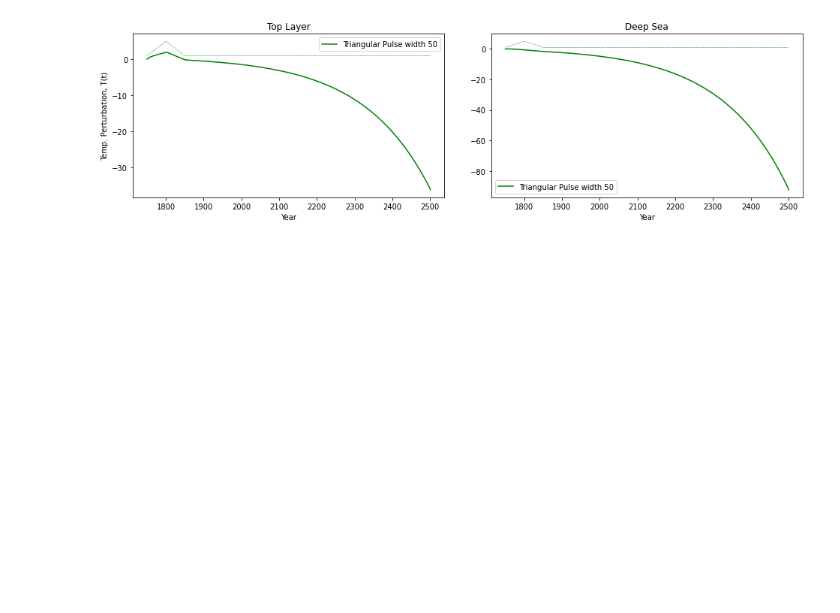
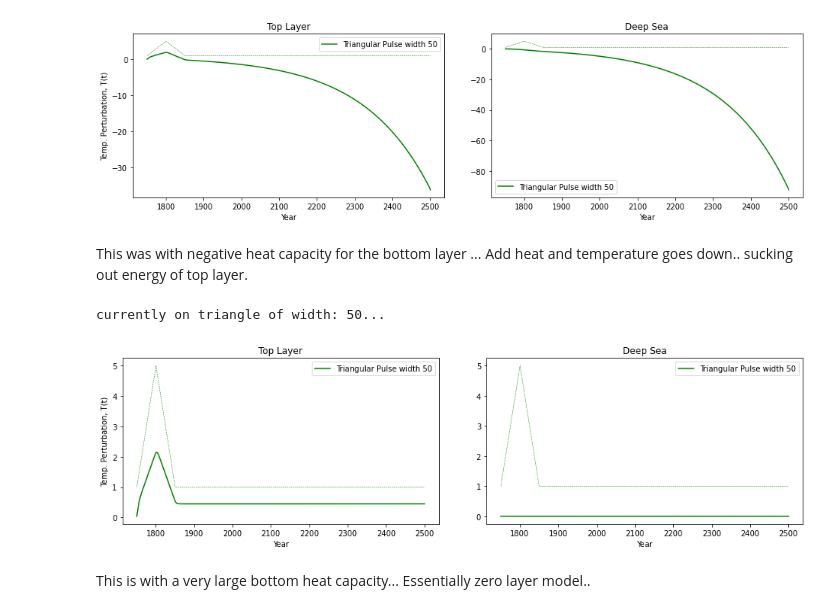
Before and after one commit to francesmcginley/ar6, a Jupyter notebook: Exploration/W6TimeLag.ipynb, the cells around one changed output. Saved outputs shown, nothing was run; the diff lists cells and outputs as text; code cells hidden in the pictures; blank space fills up the shorter version.

```diff
--- a/Exploration/W6TimeLag.ipynb
+++ b/Exploration/W6TimeLag.ipynb
@@ -753,3 +755,65 @@ for subpl in axs:
     subpl.legend()
 # %% [output]
 [figure]
+# %% [markdown]
+This was with negative heat capacity for the bottom layer ...
+Add heat and temperature goes down.. sucking out energy of top layer.
+# %%
+for sig in triang_signals:
+    print(f"currently on triangle of width: %s... "%sig)
+    for i in tqdm(range(1000)):   # 5x as fast as fair, 10x as fast as openscm-runner
+        scm = TwoLayerModel(
+            extforce= triang_signals[sig],
+            exttime=np.arange(1750,2501),
+            tbeg=1750,
+            tend=2501,
+            lamg=4.0/3.0,
+            t2x=None,
+            eff=1.29,
+            cmix=6,
+            cdeep=1e5,
+            gamma_2l=0.7,
+            outtime=np.arange(1750.5,2501),
+            dt=3
+        )
+
+        out = scm.run()
+
+    runs[f"Triangular Pulse width %s" %sig] = out
+
+
+fig, axs = plt.subplots(1,2)
+fig.subplots_adjust(wspace=0.15); fig.set_figwidth(16)
+axs[0].set_ylabel('Temp. Perturbation, T(t)');
+
+widths = [50]
+scenario_names = []
+for w in widths:
+    scenario_names.append(f"Triangular Pulse width %s" %w)
+
+run_outputs = [runs.get(key) for key in scenario_names]
+
+layers = ["Top Layer", "Deep Sea"]
+colors = ["g", "r", "b"]
+
+for (run, scen, color, sig) in zip (run_outputs, scenario_names, colors, widths):
+    for (subpl, col, layer) in zip(axs, [0,1], layers):
+        if col == 0:
+            subpl.plot(run.time, run.tg, label = scen, color = color)
+        else:
+            subpl.plot(run.time, run.tlev[:,1], label = scen, color = color)
+        subpl.title.set_text(layer)
+        subpl.set_xlabel('Year')
+        subpl.plot(run.time, triang_signals.get(sig), linestyle = "dashed", color = color, linewidth=0.5)
+        #subpl.plot(run.time, (run.tg- run.tlev[:,1]), label = "$T-T_0$")
+
+
+
+for subpl in axs:
+
+    subpl.legend()
+# %% [output]
+currently on triangle of width: 50...
+[figure, added]
+# %% [markdown]
+This is with a very large bottom heat capacity... Essentially zero layer model..
```
Also changed, not shown: parts of 37 cells of this notebook, 2 other files.
